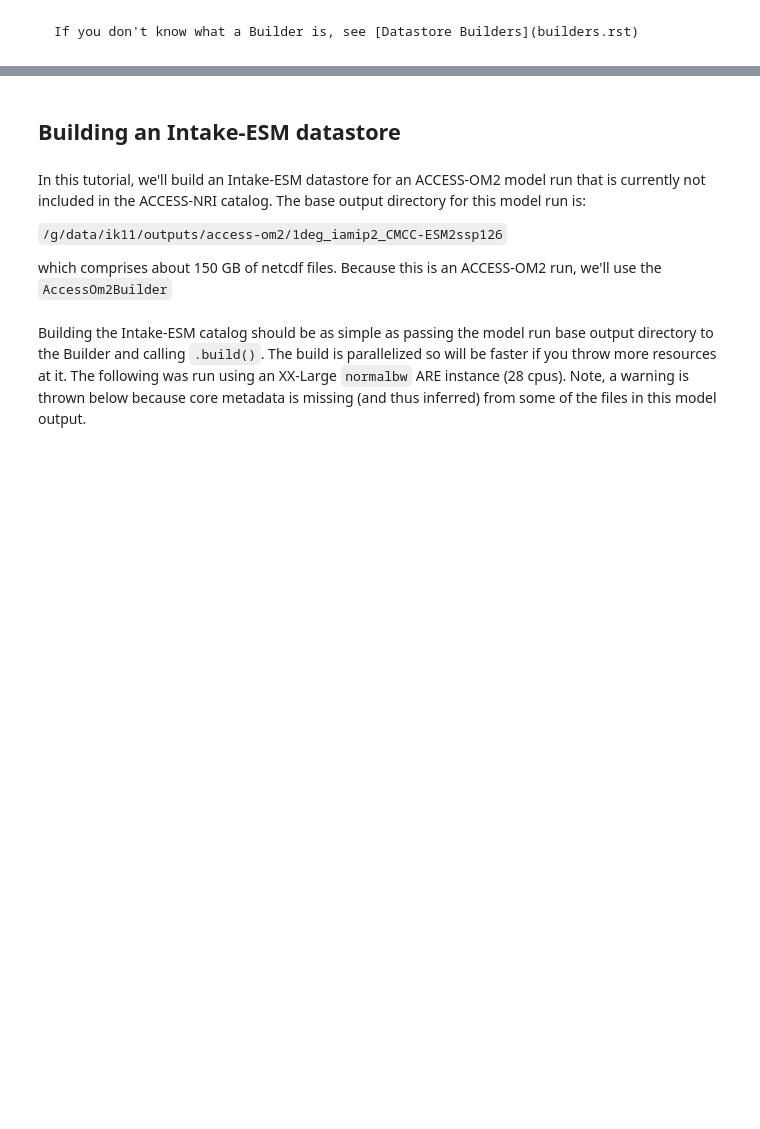
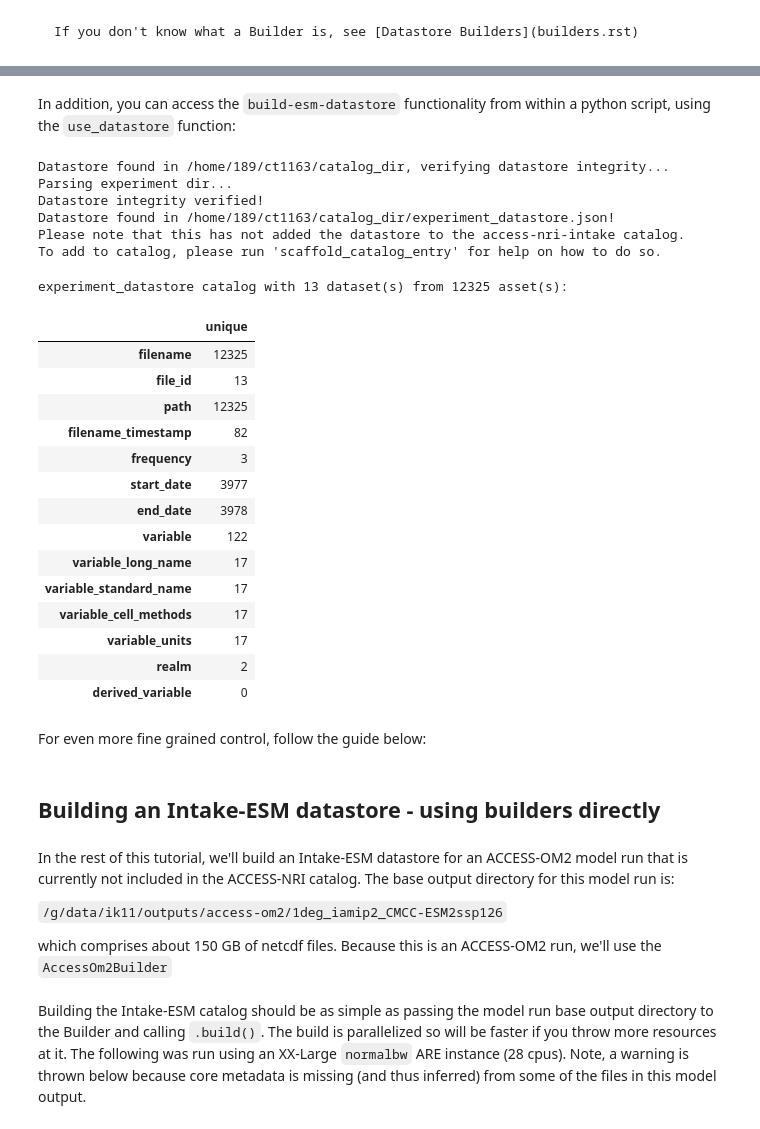
Before and after one commit to ACCESS-NRI/access-nri-intake-catalog, a Jupyter notebook: docs/datastores/quickstart.ipynb, the cells around one changed output, grey strips where cells are left out. Drawn from its saved outputs; the diff is of its cells as text; code cells hidden in the pictures; blank space fills up the shorter version.

```diff
--- a/docs/datastores/quickstart.ipynb
+++ b/docs/datastores/quickstart.ipynb
@@ -13,7 +117,46 @@ warnings.filterwarnings("ignore") # Suppress warnings for these docs
+# %% [markdown]
+In addition, you can access the `build-esm-datastore` functionality from within a python script, using the `use_datastore` function:
+# %%
+from access_nri_intake.experiment import use_datastore
+from access_nri_intake.source.builders import Mom6Builder
+
+ds = use_datastore(
+    experiment_dir="/g/data/ik11/outputs/mom6-panan/panant-01-zstar-ACCESSyr2/",
+    catalog_dir="/home/189/ct1163/catalog_dir/",
+    builder=Mom6Builder,
+    datastore_name="experiment_datastore",
+    description="PanAnt experiment with ACCESS-OM2-01 forcing",
+              )
+ds
+# %% [output]
+Datastore found in /home/189/ct1163/catalog_dir, verifying datastore integrity...
+Parsing experiment dir...
+Datastore integrity verified!
+Datastore found in /home/189/ct1163/catalog_dir/experiment_datastore.json!
+Please note that this has not added the datastore to the access-nri-intake catalog.
+To add to catalog, please run 'scaffold_catalog_entry' for help on how to do so.
+experiment_datastore catalog with 13 dataset(s) from 12325 asset(s):
+|  | unique |
+| filename | 12325 |
+| file_id | 13 |
+| path | 12325 |
+| filename_timestamp | 82 |
+| frequency | 3 |
+| start_date | 3977 |
+| end_date | 3978 |
+| variable | 122 |
+| variable_long_name | 17 |
+| variable_standard_name | 17 |
+| variable_cell_methods | 17 |
+| variable_units | 17 |
+| realm | 2 |
+| derived_variable | 0 |
+# %% [markdown]
+For even more fine grained control, follow the guide below:
 # %% [markdown]
-## Building an Intake-ESM datastore
+## Building an Intake-ESM datastore - using builders directly
 # %% [markdown]
-In this tutorial, we'll build an Intake-ESM datastore for an ACCESS-OM2 model run that is currently not included in the ACCESS-NRI catalog. The base output directory for this model run is:
+In the rest of this tutorial, we'll build an Intake-ESM datastore for an ACCESS-OM2 model run that is currently not included in the ACCESS-NRI catalog. The base output directory for this model run is:
 
 `/g/data/ik11/outputs/access-om2/1deg_iamip2_CMCC-ESM2ssp126`
 
```
Also changed, not shown: parts of 11 cells of this notebook, 6 other files.
